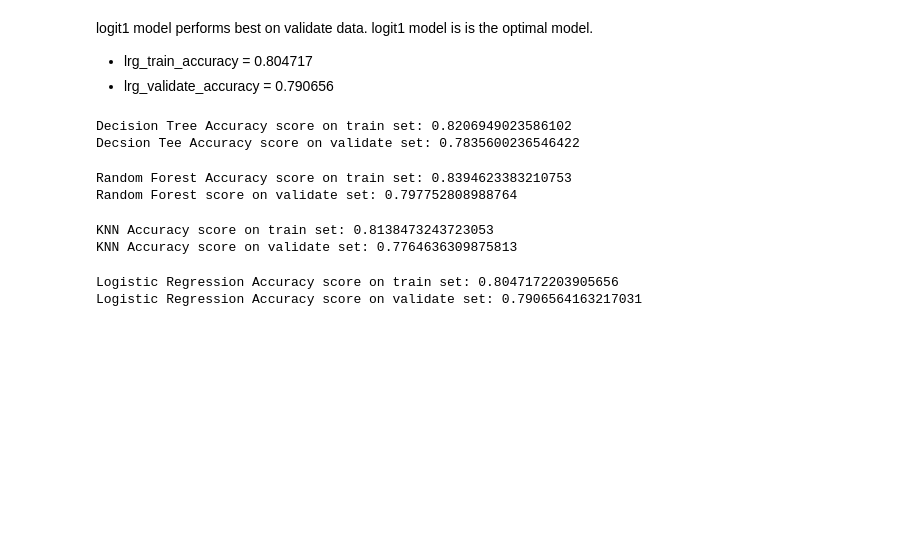
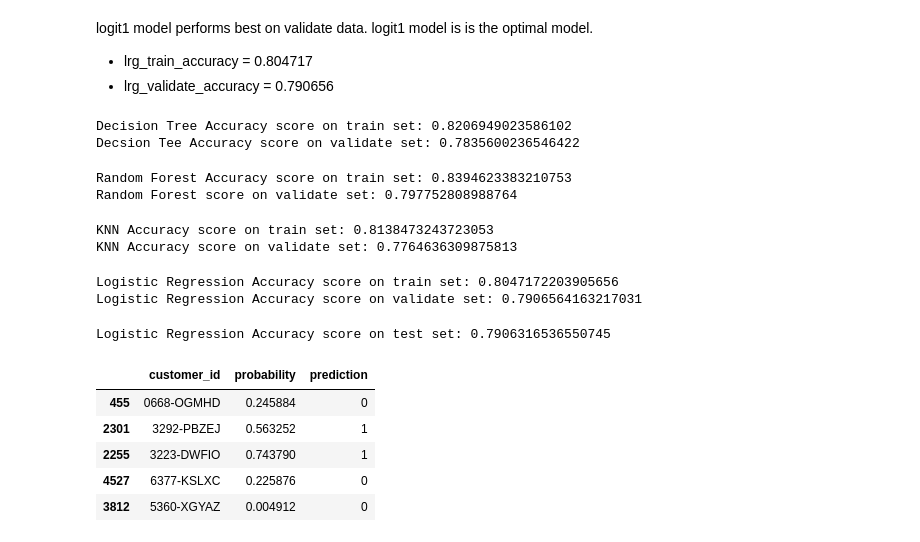
Before and after one commit to devgurung141/telco_project1, a Jupyter notebook: explore.ipynb, the cells around one changed output. Saved outputs shown, nothing was run; the diff lists cells and outputs as text; code cells hidden in the pictures; blank space fills up the shorter version.

```diff
--- a/explore.ipynb
+++ b/explore.ipynb
@@ -572,3 +567,17 @@ e.logistic_regression()
 # %% [output]
 Logistic Regression Accuracy score on train set: 0.8047172203905656
 Logistic Regression Accuracy score on validate set: 0.7906564163217031
+# %%
+# print accuracy score of test data and give data frame with predictions
+result = m.get_logistic_regression_test(X_train, X_validate, y_train, y_validate, X_test, y_test,test)
+# %% [output]
+Logistic Regression Accuracy score on test set: 0.7906316536550745
+# %%
+result.head()
+# %% [output]
+|  | customer_id | probability | prediction |
+| 455 | 0668-OGMHD | 0.245884 | 0 |
+| 2301 | 3292-PBZEJ | 0.563252 | 1 |
+| 2255 | 3223-DWFIO | 0.743790 | 1 |
+| 4527 | 6377-KSLXC | 0.225876 | 0 |
+| 3812 | 5360-XGYAZ | 0.004912 | 0 |
```
Also changed, not shown: parts of 9 cells of this notebook, 1 other file.
